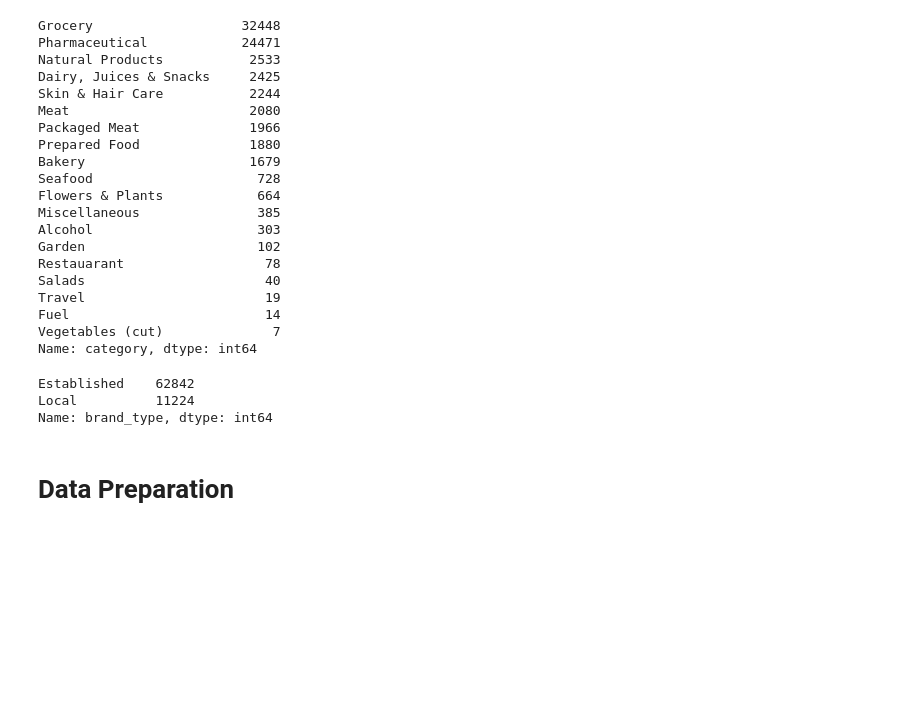
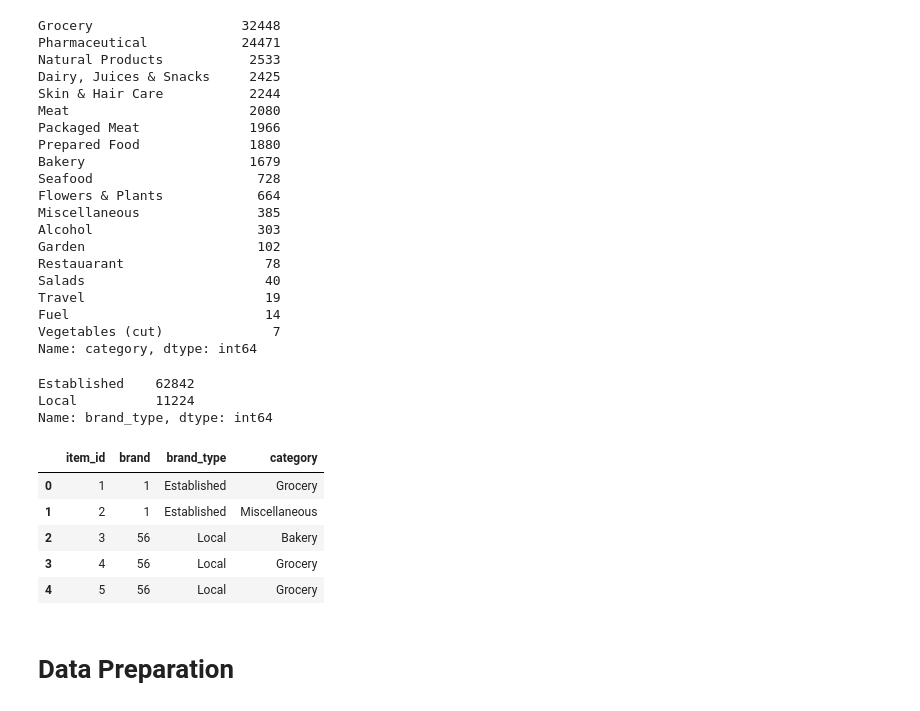
Before and after one commit to nkukadiya89/coupon-redemption-ML, a Jupyter notebook: data_analysis.ipynb, the cells around one changed output. Cells and saved outputs as stored; diff of their text form; code cells hidden in the pictures; blank space fills up the shorter version.

```diff
--- a/data_analysis.ipynb
+++ b/data_analysis.ipynb
@@ -513,6 +515,15 @@ item.brand_type.value_counts()  #count the number of brand
 Established    62842
 Local          11224
 Name: brand_type, dtype: int64
+# %%
+item.head()
+# %% [output]
+|  | item_id | brand | brand_type | category |
+| 0 | 1 | 1 | Established | Grocery |
+| 1 | 2 | 1 | Established | Miscellaneous |
+| 2 | 3 | 56 | Local | Bakery |
+| 3 | 4 | 56 | Local | Grocery |
+| 4 | 5 | 56 | Local | Grocery |
 # %% [markdown]
 # Data Preparation
 # %% [markdown]
```
Also changed, not shown: parts of 29 cells of this notebook.
